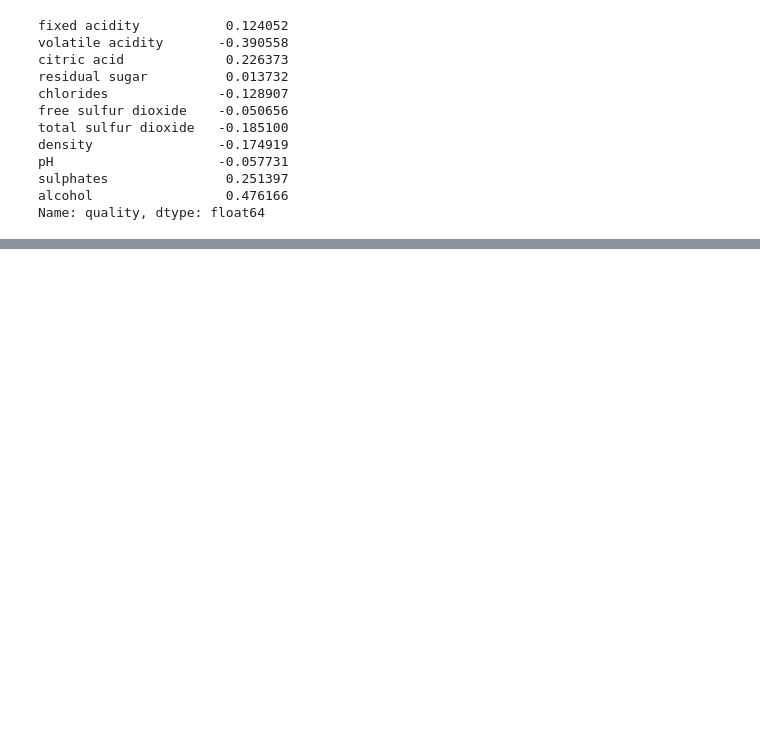
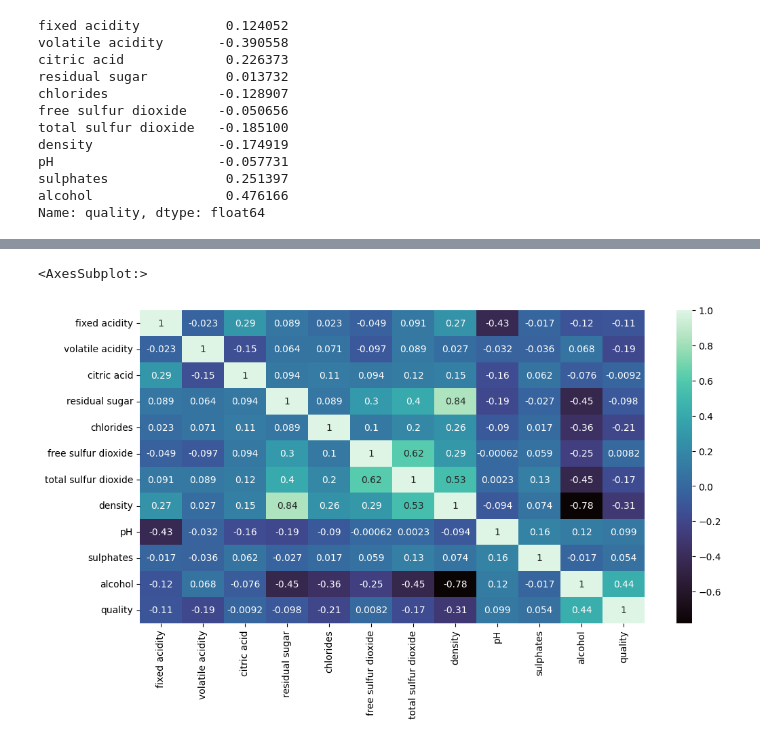
Before and after one commit to dancanyego/FiveThirtyEight-Case-Study, a Jupyter notebook: FiveThirtyEight Case Study.ipynb, the cells around one changed output, grey strips where cells are left out. Saved outputs shown, nothing was run; the diff lists cells and outputs as text; code cells hidden in the pictures; blank space fills up the shorter version.

```diff
--- a/FiveThirtyEight Case Study.ipynb
+++ b/FiveThirtyEight Case Study.ipynb
@@ -7,6 +7,9 @@ import seaborn as sns
 # %%
 red_wine = pd.read_csv('winequality-red.csv', sep=';')
 red_corr = red_wine.corr()['quality'][:-1]
+
+white_wine = pd.read_csv('winequality-white.csv',sep=';')
+white_corr = white_wine.corr()['quality'][:-1]
 # %%
 red_wine.head()
 # %% [output]
@@ -61,0 +74,6 @@ sns.heatmap(red_wine.corr(),annot=True,cmap='tab10')
+# %%
+plt.figure(figsize=(12,6))
+sns.heatmap(white_wine.corr(),annot=True,cmap='mako')
+# %% [output]
+<AxesSubplot:>
+[figure, added]
```
Also changed, not shown: parts of 3 cells of this notebook, 1 other file.
